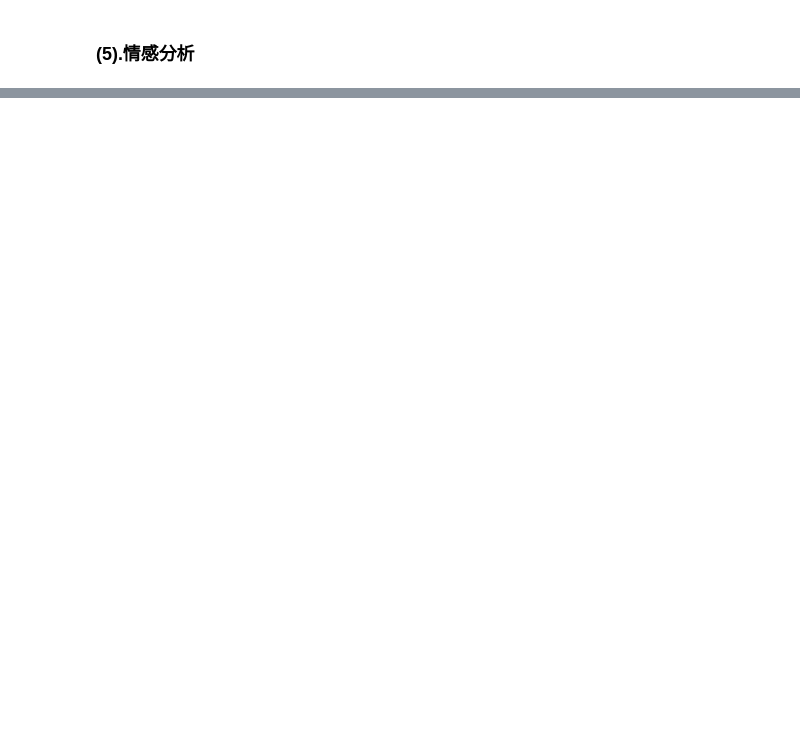
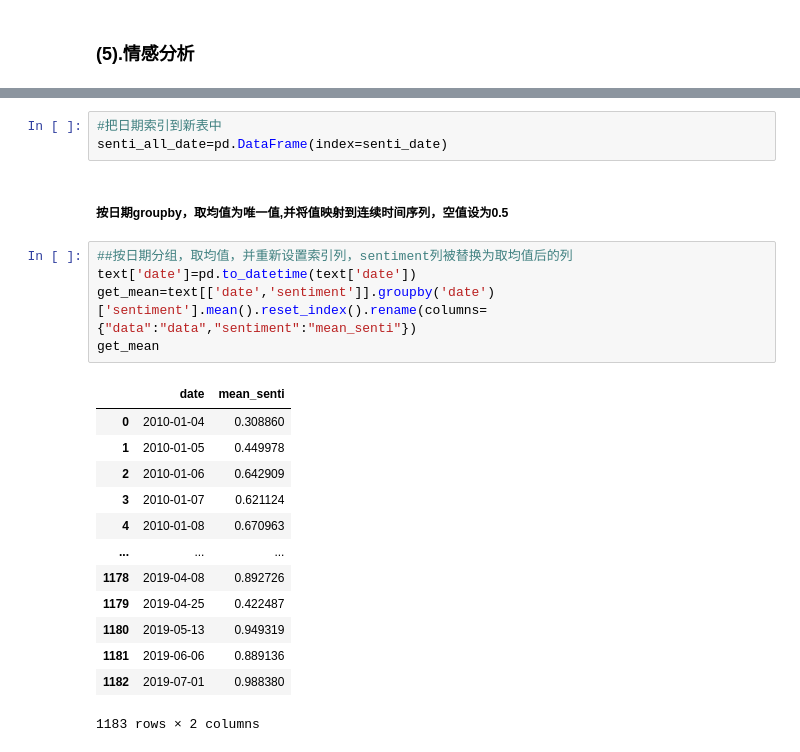
Before and after one commit to JAYING-L/forecast, a Jupyter notebook: VMD_Bilstm_A0.ipynb, the cells around one changed output, grey strips where cells are left out. Saved outputs shown, nothing was run; the diff lists cells and outputs as text; blank space fills up the shorter version.

```diff
--- a/VMD_Bilstm_A0.ipynb
+++ b/VMD_Bilstm_A0.ipynb
@@ -307,0 +390,24 @@ text
+# %%
+#把日期索引到新表中
+senti_all_date=pd.DataFrame(index=senti_date)
+# %% [markdown]
+##### 按日期groupby，取均值为唯一值,并将值映射到连续时间序列，空值设为0.5
+# %%
+##按日期分组，取均值，并重新设置索引列，sentiment列被替换为取均值后的列
+text['date']=pd.to_datetime(text['date'])
+get_mean=text[['date','sentiment']].groupby('date')['sentiment'].mean().reset_index().rename(columns={"data":"data","sentiment":"mean_senti"})
+get_mean
+# %% [output]
+|  | date | mean_senti |
+| 0 | 2010-01-04 | 0.308860 |
+| 1 | 2010-01-05 | 0.449978 |
+| 2 | 2010-01-06 | 0.642909 |
+| 3 | 2010-01-07 | 0.621124 |
+| 4 | 2010-01-08 | 0.670963 |
+| ... | ... | ... |
+| 1178 | 2019-04-08 | 0.892726 |
+| 1179 | 2019-04-25 | 0.422487 |
+| 1180 | 2019-05-13 | 0.949319 |
+| 1181 | 2019-06-06 | 0.889136 |
+| 1182 | 2019-07-01 | 0.988380 |
+1183 rows × 2 columns
```
Also changed, not shown: parts of 45 cells of this notebook.
